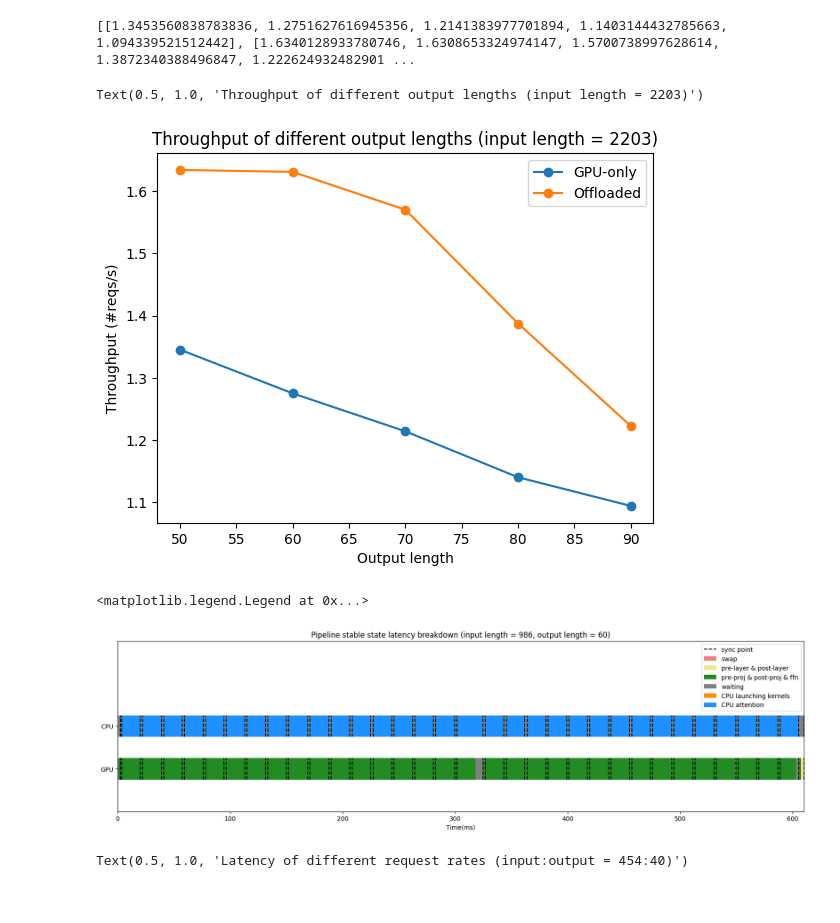
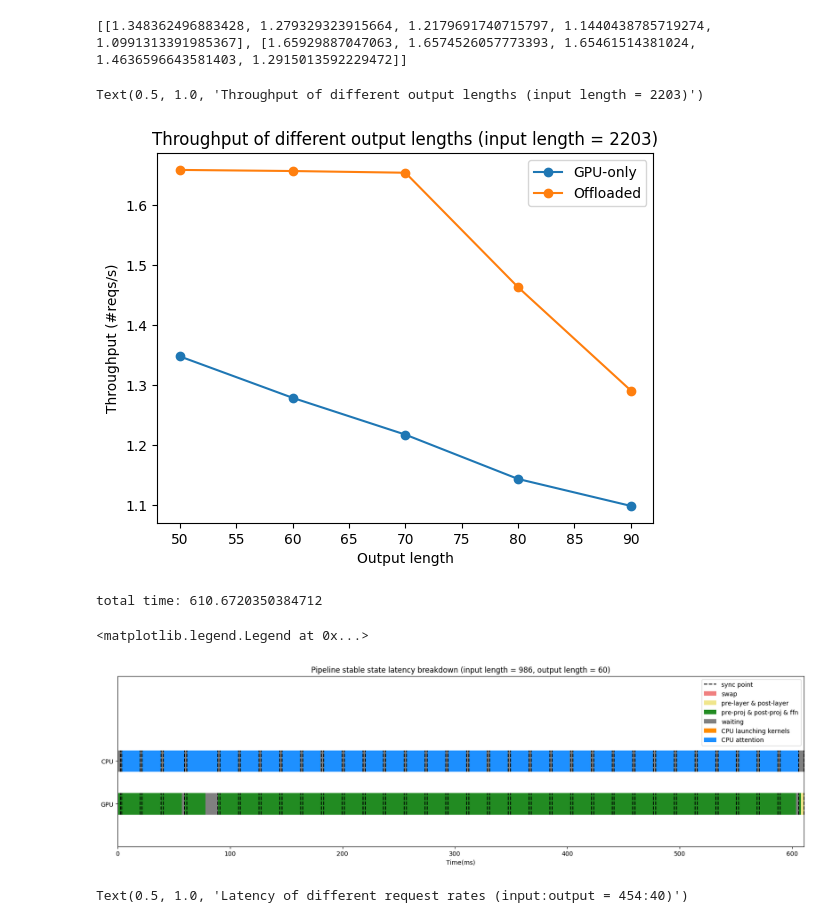
Before and after one commit to SwiftSeal03/swiftLLM, a Jupyter notebook: profile/e2e-illst.ipynb, the cells around one changed output. Cells and saved outputs as stored; diff of their text form; code cells hidden in the pictures.

```diff
--- a/profile/e2e-illst.ipynb
+++ b/profile/e2e-illst.ipynb
@@ -6,36 +6,36 @@ import numpy as np
 in_len = 2203
 num_data = 1000
 output_lens = [50, 60, 70, 80, 90]
 
 tps = [[], []]
 
 for out_len in output_lens:
-  path_prefix = '../data/d0919/'
+  path_prefix = '../data/d0920/'
   file_names = [f'{num_data}-{in_len}-{out_len}-True.json', f'{num_data}-{in_len}-{out_len}-False.json']
   # file_names = [f'{num_data}-{out_len}-True.json', f'{num_data}-{out_len}-False.json']
   file_names = [path_prefix + f for f in file_names]
   for i, filename in enumerate(file_names):
     with open(filename) as f:
       data = json.load(f)
 
     ndata = len(data)
     nwarmup = (ndata + 1) // 10
     ncooldown = (ndata + 1) // 10 * 8
     tps[i].append(1 / np.mean(data[nwarmup: ncooldown]))
 
 print(tps)
 
 plt.plot(output_lens, tps[0], label='GPU-only', marker='o')
 plt.plot(output_lens, tps[1], label='Offloaded', marker='o')
 
 plt.xlabel('Output length')
 plt.ylabel('Throughput (#reqs/s)')
 plt.legend()
 plt.title(f'Throughput of different output lengths (input length = {in_len})')
 # %% [output]
-[[1.3453560838783836, 1.2751627616945356, 1.2141383977701894, 1.1403144432785663, 1.094339521512442], [1.6340128933780746, 1.6308653324974147, 1.5700738997628614, 1.3872340388496847, 1.222624932482901 ...
+[[1.348362496883428, 1.279329323915664, 1.2179691740715797, 1.1440438785719274, 1.0991313391985367], [1.65929887047063, 1.6574526057773393, 1.65461514381024, 1.4636596643581403, 1.2915013592229472]]
 Text(0.5, 1.0, 'Throughput of different output lengths (input length = 2203)')
-[figure, old version]
+[figure, new version]
 # %%
 import json
 import numpy as np
@@ -116,8 +116,9 @@ handles, labels = plt.gca().get_legend_handles_labels()
 by_label = dict(zip(labels, handles))
 plt.legend(by_label.values(), by_label.keys())
 # %% [output]
-<matplotlib.legend.Legend at 0x...>
+total time: 610.6720350384712
+<matplotlib.legend.Legend at 0x...>
-[figure, old version]
+[figure, new version]
 # %%
 import matplotlib.pyplot as plt
 
```
Also changed, not shown: parts of 1 cell of this notebook, 9 other files.
